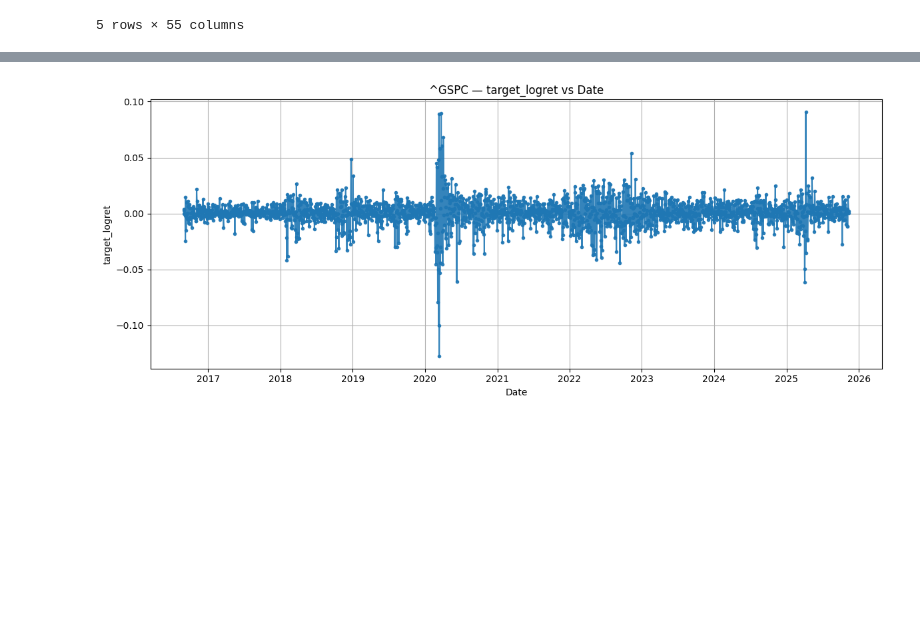
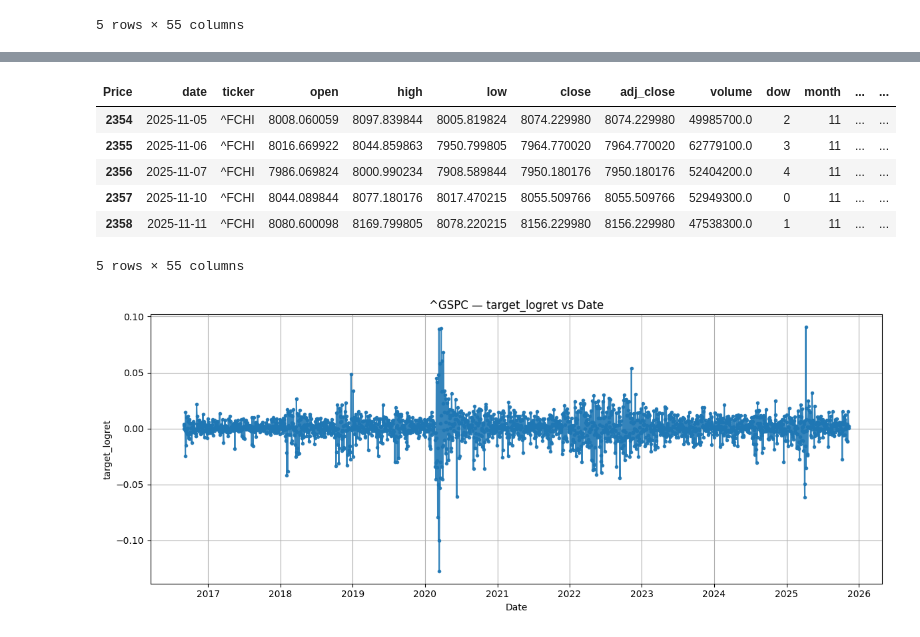
Before and after one commit to SouhaiLOps/INDEXPulse-, a Jupyter notebook: notebooks/preprocessing.ipynb, the cells around one changed output, grey strips where cells are left out. Drawn from its saved outputs; the diff is of its cells as text; code cells hidden in the pictures; blank space fills up the shorter version.

```diff
--- a/notebooks/preprocessing.ipynb
+++ b/notebooks/preprocessing.ipynb
@@ -224,3 +238,6 @@ features_by_ticker["^GSPC"].tail()
 | 2311 | 2025-11-10 | ^GSPC | 6785.359863 | 6841.319824 | 6770.560059 | 6832.430176 | 6832.430176 | 5.366050e+09 | 0 | 11 | ... | ... |
 | 2312 | 2025-11-11 | ^GSPC | 6815.640137 | 6855.129883 | 6806.870117 | 6846.609863 | 6846.609863 | 4.983490e+09 | 1 | 11 | ... | ... |
 5 rows × 55 columns
+# %%
+df=features_by_ticker["^FCHI"]
+df.columns
@@ -227,3 +258,13 @@ features_by_ticker["^GSPC"].tail()
+# %%
+df.tail()
+# %% [output]
+| Price | date | ticker | open | high | low | close | adj_close | volume | dow | month | ... | ... |
+| 2354 | 2025-11-05 | ^FCHI | 8008.060059 | 8097.839844 | 8005.819824 | 8074.229980 | 8074.229980 | 49985700.0 | 2 | 11 | ... | ... |
+| 2355 | 2025-11-06 | ^FCHI | 8016.669922 | 8044.859863 | 7950.799805 | 7964.770020 | 7964.770020 | 62779100.0 | 3 | 11 | ... | ... |
+| 2356 | 2025-11-07 | ^FCHI | 7986.069824 | 8000.990234 | 7908.589844 | 7950.180176 | 7950.180176 | 52404200.0 | 4 | 11 | ... | ... |
+| 2357 | 2025-11-10 | ^FCHI | 8044.089844 | 8077.180176 | 8017.470215 | 8055.509766 | 8055.509766 | 52949300.0 | 0 | 11 | ... | ... |
+| 2358 | 2025-11-11 | ^FCHI | 8080.600098 | 8169.799805 | 8078.220215 | 8156.229980 | 8156.229980 | 47538300.0 | 1 | 11 | ... | ... |
+5 rows × 55 columns
 # %%
 import pandas as pd
 import matplotlib.pyplot as plt
```
Also changed, not shown: parts of 3 cells of this notebook.
